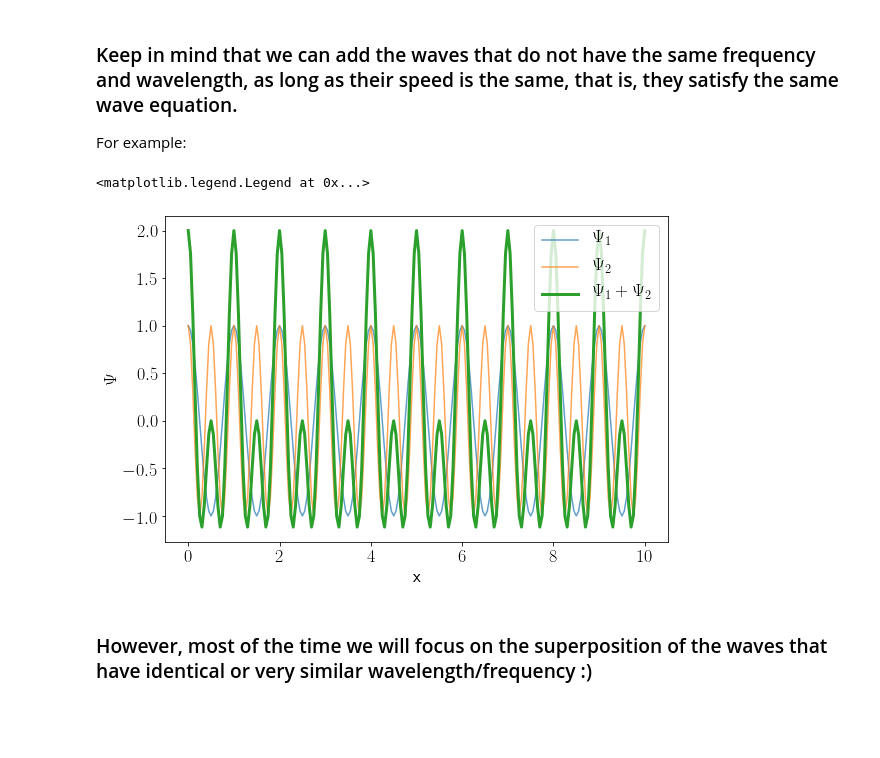
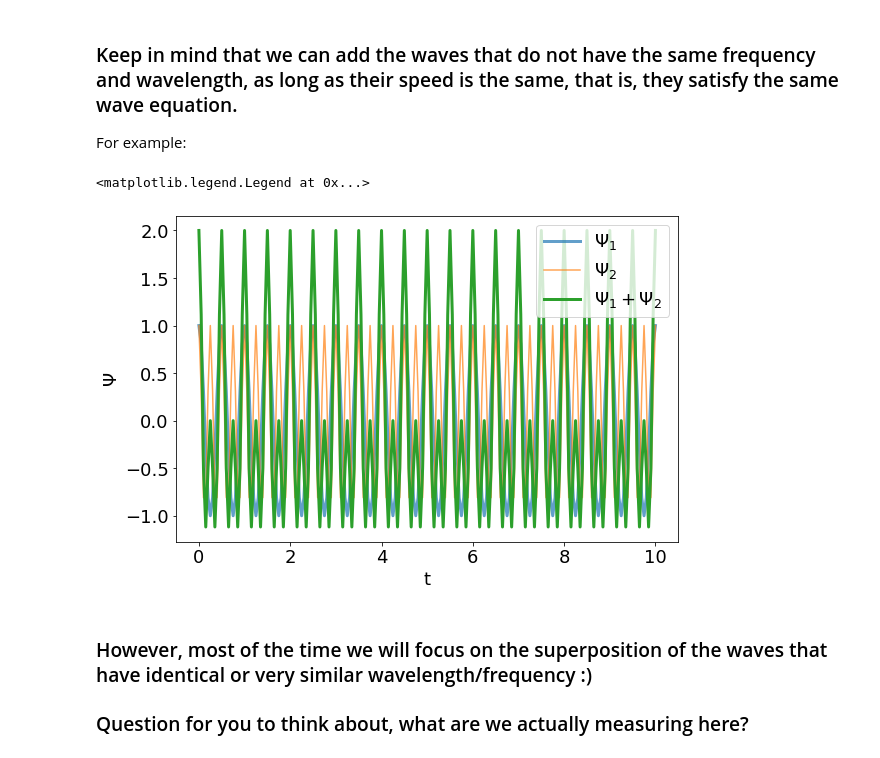
Before and after one commit to ivanzmilic/phys_4510_fall2021, a Jupyter notebook: superposition_and_interference.ipynb, the cells around one changed output. Saved outputs shown, nothing was run; the diff lists cells and outputs as text; code cells hidden in the pictures; blank space fills up the shorter version.

```diff
--- a/superposition_and_interference.ipynb
+++ b/superposition_and_interference.ipynb
@@ -167,31 +167,33 @@ For example:
 # %%
 # Let's add two waves of different phase but same wavelength and frequency
 llambda1 = 1.0 #
 T1 = 0.5
 k1 = 2.*np.pi/llambda1
 omega1 = 2.*np.pi/T1
 
 llambda2 = 0.5 #
 T2 = 0.25
 k2 = 2.*np.pi/llambda2
 omega2 = 2.*np.pi/T2
 
 
 phi_1 = 0.0
 phi_2 = 0.0
 wave_1 = np.cos(k1*x_grid[:,None]-omega1*t_grid[None,:]+phi_1)
 wave_2 = np.cos(k2*x_grid[:,None]-omega2*t_grid[None,:]+phi_2)
 wave_sum = wave_1+wave_2
 
 plt.figure(figsize=[9,6])
-plt.plot(x_grid,wave_1[:,0],label='$\Psi_1$',alpha=0.7)
-plt.plot(x_grid,wave_2[:,0],label='$\Psi_2$',alpha=0.7)
-plt.plot(x_grid,wave_sum[:,0],label='$\Psi_1+\Psi_2$',linewidth=3)
-plt.xlabel("x")
+plt.plot(x_grid,wave_1[0,:],label='$\Psi_1$',alpha=0.7,linewidth=3)
+plt.plot(x_grid,wave_2[0,:],label='$\Psi_2$',alpha=0.7)
+plt.plot(x_grid,wave_sum[0,:],label='$\Psi_1+\Psi_2$',linewidth=3)
+plt.xlabel("t")
 plt.ylabel("$\Psi$")
 plt.legend()
 # %% [output]
 <matplotlib.legend.Legend at 0x...>
-[figure, old version]
+[figure, new version]
 # %% [markdown]
 ### However, most of the time we will focus on the superposition of the waves that have identical or very similar wavelength/frequency :)
+
+### Question for you to think about, what are we actually measuring here?
```
Also changed, not shown: parts of 8 cells of this notebook, 1 other file.
